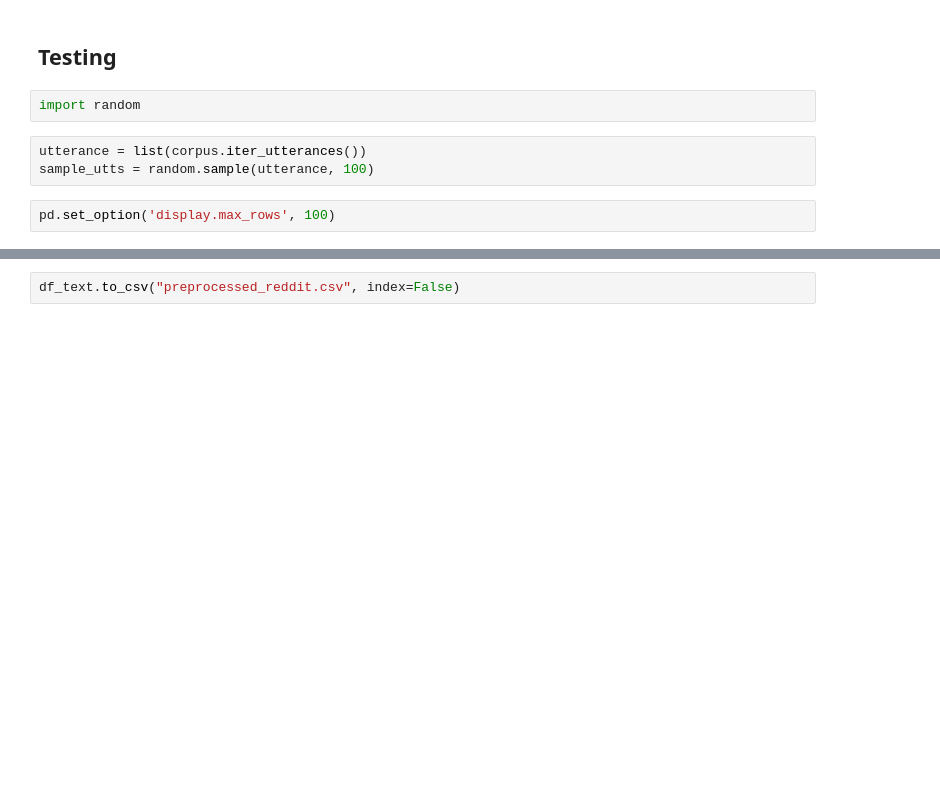
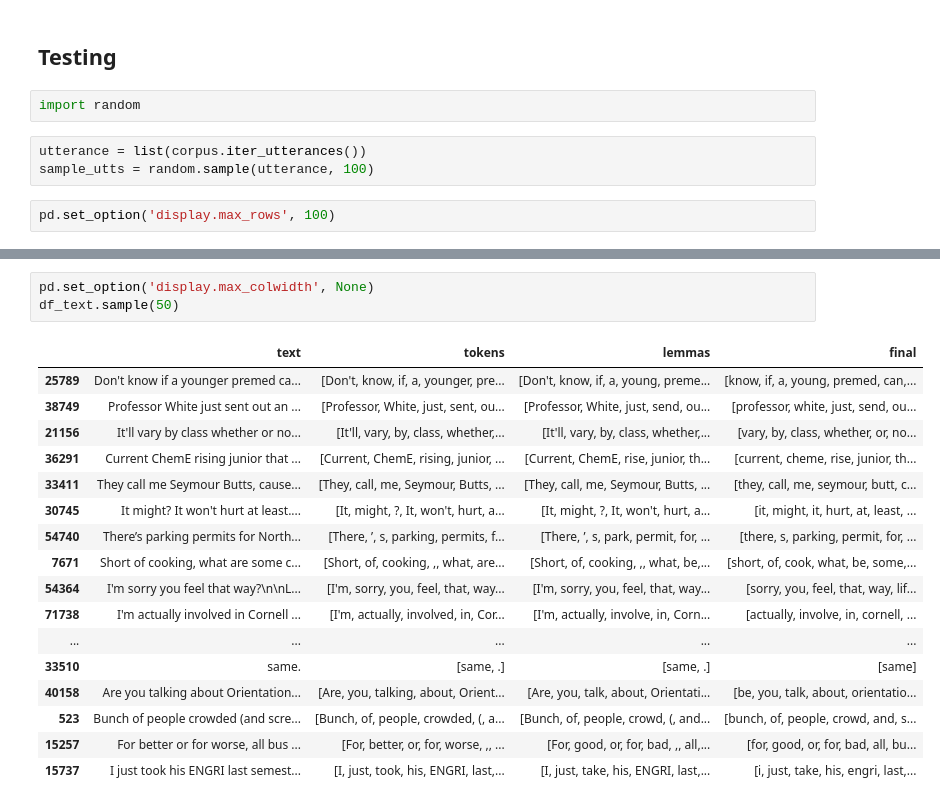
Before and after one commit to nickvick04/ORFE-Thesis, a Jupyter notebook: Exploratory Code/DataCleaningExperiments.ipynb, the cells around one changed output, grey strips where cells are left out. Drawn from its saved outputs; the diff is of its cells as text; blank space fills up the shorter version.

```diff
--- a/Exploratory Code/DataCleaningExperiments.ipynb
+++ b/Exploratory Code/DataCleaningExperiments.ipynb
@@ -194,3 +215,22 @@ df_text
 65796 rows × 4 columns
-# %%
-df_text.to_csv("preprocessed_reddit.csv", index=False)
+# %%
+pd.set_option('display.max_colwidth', None)
+df_text.sample(50)
+# %% [output]
+|  | text | tokens | lemmas | final |
+| 25789 | Don't know if a younger premed ca... | [Don't, know, if, a, younger, pre... | [Don't, know, if, a, young, preme... | [know, if, a, young, premed, can,... |
+| 38749 | Professor White just sent out an ... | [Professor, White, just, sent, ou... | [Professor, White, just, send, ou... | [professor, white, just, send, ou... |
+| 21156 | It'll vary by class whether or no... | [It'll, vary, by, class, whether,... | [It'll, vary, by, class, whether,... | [vary, by, class, whether, or, no... |
+| 36291 | Current ChemE rising junior that ... | [Current, ChemE, rising, junior, ... | [Current, ChemE, rise, junior, th... | [current, cheme, rise, junior, th... |
+| 33411 | They call me Seymour Butts, cause... | [They, call, me, Seymour, Butts, ... | [They, call, me, Seymour, Butts, ... | [they, call, me, seymour, butt, c... |
+| 30745 | It might? It won't hurt at least.... | [It, might, ?, It, won't, hurt, a... | [It, might, ?, It, won't, hurt, a... | [it, might, it, hurt, at, least, ... |
+| 54740 | There’s parking permits for North... | [There, ’, s, parking, permits, f... | [There, ’, s, park, permit, for, ... | [there, s, parking, permit, for, ... |
+| 7671 | Short of cooking, what are some c... | [Short, of, cooking, ,, what, are... | [Short, of, cooking, ,, what, be,... | [short, of, cook, what, be, some,... |
+| 54364 | I'm sorry you feel that way?\n\nL... | [I'm, sorry, you, feel, that, way... | [I'm, sorry, you, feel, that, way... | [sorry, you, feel, that, way, lif... |
+| 71738 | I'm actually involved in Cornell ... | [I'm, actually, involved, in, Cor... | [I'm, actually, involve, in, Corn... | [actually, involve, in, cornell, ... |
+| ... | ... | ... | ... | ... |
+| 33510 | same. | [same, .] | [same, .] | [same] |
+| 40158 | Are you talking about Orientation... | [Are, you, talking, about, Orient... | [Are, you, talk, about, Orientati... | [be, you, talk, about, orientatio... |
+| 523 | Bunch of people crowded (and scre... | [Bunch, of, people, crowded, (, a... | [Bunch, of, people, crowd, (, and... | [bunch, of, people, crowd, and, s... |
+| 15257 | For better or for worse, all bus ... | [For, better, or, for, worse, ,, ... | [For, good, or, for, bad, ,, all,... | [for, good, or, for, bad, all, bu... |
+| 15737 | I just took his ENGRI last semest... | [I, just, took, his, ENGRI, last,... | [I, just, take, his, ENGRI, last,... | [i, just, take, his, engri, last,... |
```
Also changed, not shown: parts of 8 cells of this notebook, 1 other file.
